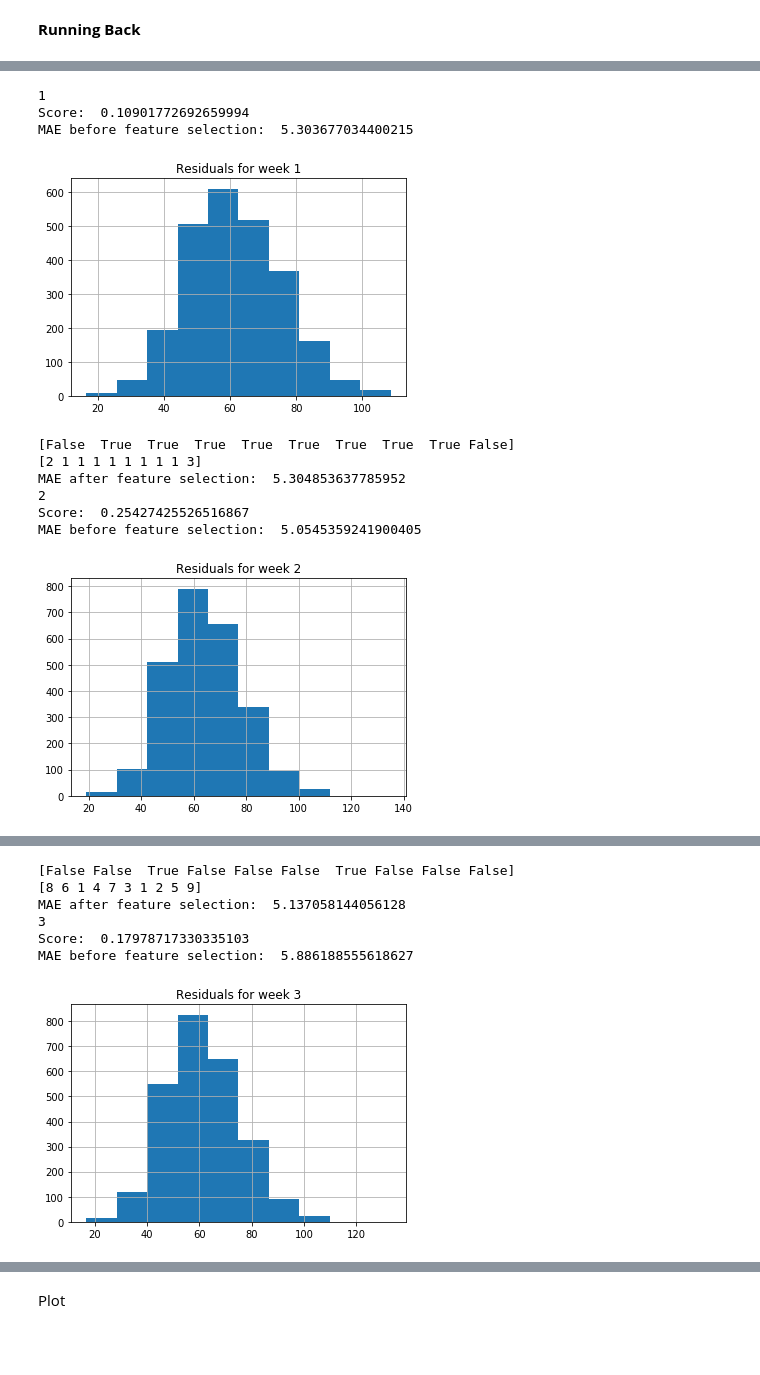
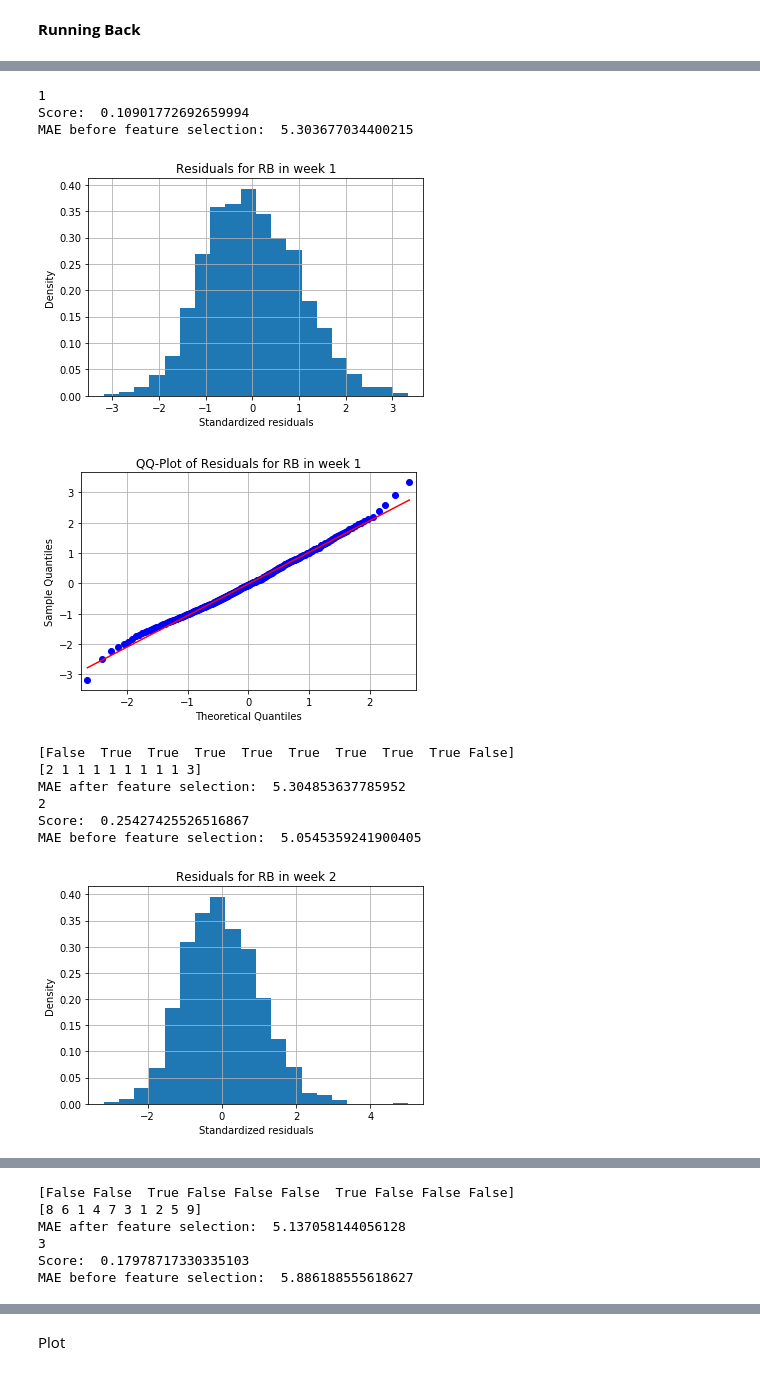
Before and after one commit to nkvarberg/Football-Prediction, a Jupyter notebook: RB Models.ipynb, the cells around one changed output, grey strips where cells are left out. Saved outputs shown, nothing was run; the diff lists cells and outputs as text; code cells hidden in the pictures; blank space fills up the shorter version.

Commit message:
added qq plot as part of diagnostics

```diff
--- a/RB Models.ipynb
+++ b/RB Models.ipynb
@@ -72,6 +72,8 @@ from sklearn.preprocessing import StandardScaler
 from sklearn.linear_model import LinearRegression
 from sklearn.ensemble import RandomForestRegressor
 from sklearn.feature_selection import RFE, RFECV
+import statsmodels.api as sm
+import pylab
 
 # Training on the 2017 season
 MSEarma = []
@@ -143,40 +145,54 @@ for w in range(1,11):
     print('MAE before feature selection: ',mean_absolute_error(y_test, preds))
 
     yhat = lr.predict(X_train)
     residuals = yhat - y_train
+
+    Sresids = StandardScaler().fit_transform(residuals.values).astype(np.float64)
     plt.figure()
-    plt.hist(residuals.values)
-    plt.title('Residuals for week '+str(w))
+    plt.hist(Sresids, bins = 20, density = True)
+    plt.title('Residuals for RB in week '+str(w))
+    plt.xlabel('Standardized residuals')
+    plt.ylabel('Density')
     plt.grid()
+#     plt.savefig('hist.png', dpi = 300)
+    plt.show()
+
+
+    quantiles = pd.DataFrame(Sresids).quantile(np.linspace(0,1,250))
+    sm.qqplot(quantiles,  line='q')
+    plt.grid()
+    plt.title('QQ-Plot of Residuals for RB in week '+str(w))
+#     plt.savefig('qqplot.png', dpi = 300)
     plt.show()
 
 
     selector = RFECV(lr, step=1, cv=10)
     selector = selector.fit(XtrainT, y_train)
     print(selector.support_)
     print(selector.ranking_)
     X_new = selector.transform(XtrainT)
     lr.fit(X_new,y_train)
     preds = lr.predict(selector.transform(XtestT))
     print('MAE after feature selection: ',mean_absolute_error(y_test, preds))
     MAElrA.append(mean_absolute_error(y_test, preds))
     MSElrA.append(mean_squared_error(y_test, preds))
 
     # random forest
     rf = RandomForestRegressor(n_estimators = 350)
     rf.fit(XtrainS, y_train)
     preds = rf.predict(XtestS)
     MAErf.append(mean_absolute_error(y_test, preds))
     MSErf.append(mean_squared_error(y_test, preds))
 # %% [output]
 1
 Score:  0.10901772692659994
 MAE before feature selection:  5.303677034400215
-[figure, old version]
+[figure, new version]
+[figure, new version]
 [False  True  True  True  True  True  True  True  True False]
 [2 1 1 1 1 1 1 1 1 3]
 MAE after feature selection:  5.304853637785952
 2
 Score:  0.25427425526516867
 MAE before feature selection:  5.0545359241900405
-[figure, old version]
+[figure, new version]
@@ -186,4 +203,3 @@ MAE after feature selection:  5.137058144056128
 3
 Score:  0.17978717330335103
 MAE before feature selection:  5.886188555618627
-[figure, old version]
```
Also changed, not shown: parts of 4 cells of this notebook, 2 other files.
